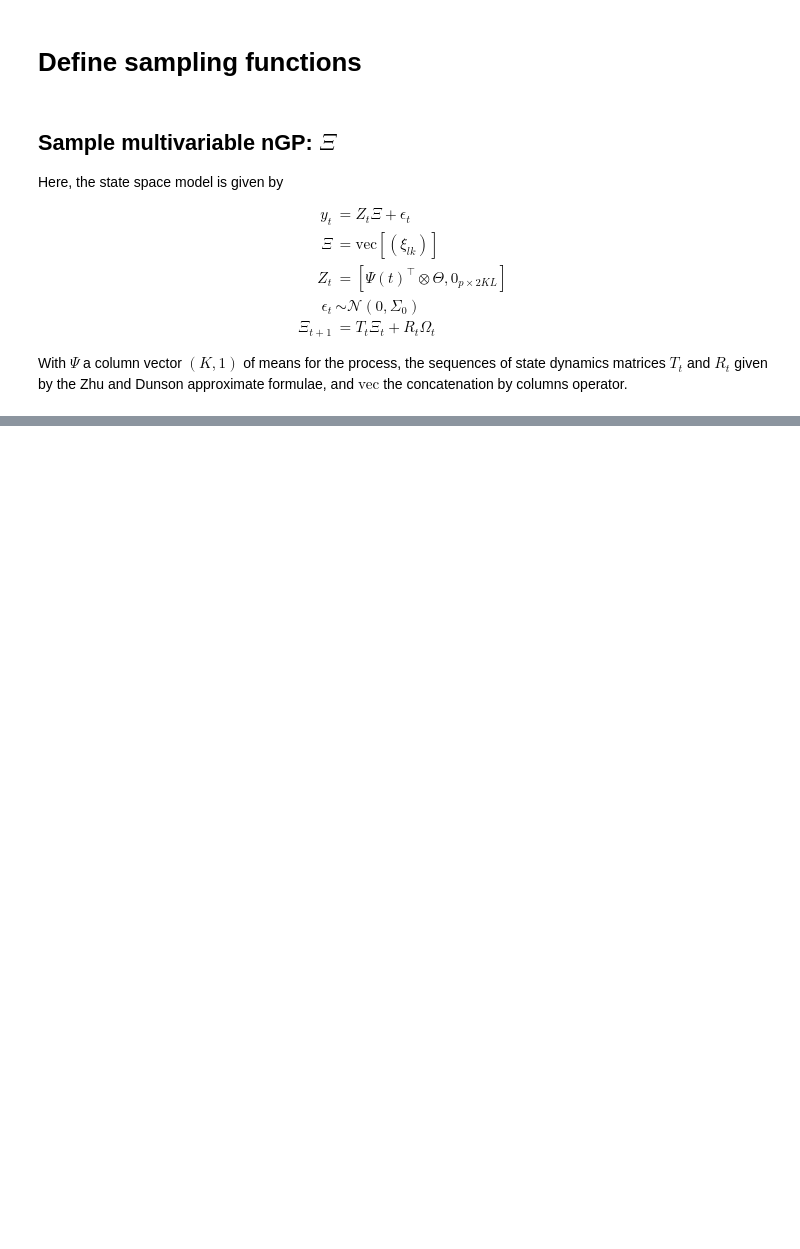
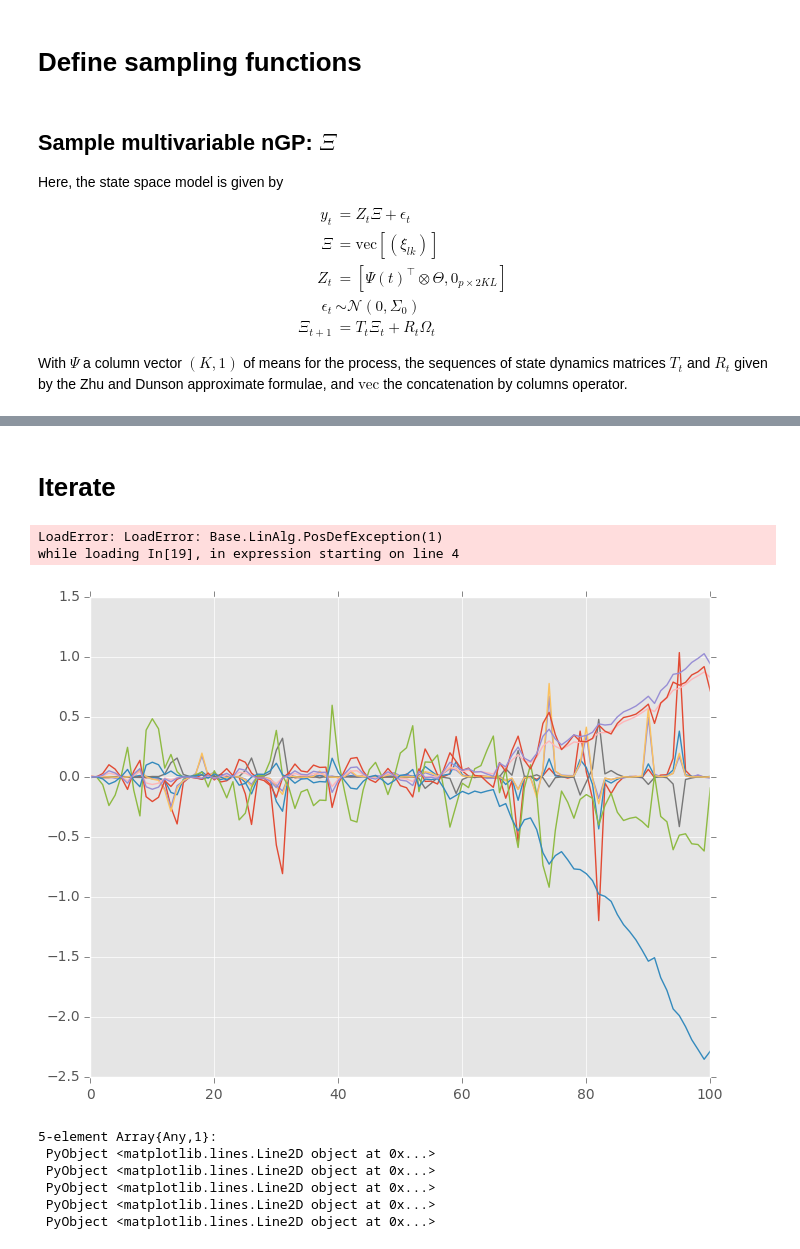
Before and after one commit to jmxpearson/laf, a Jupyter notebook: julia_labcr_integration_test.ipynb, the cells around one changed output, grey strips where cells are left out. Saved outputs shown, nothing was run; the diff lists cells and outputs as text; code cells hidden in the pictures; blank space fills up the shorter version.

Commit message:
basic code functioning, but inference incorrect
- scaling problems: \xi -> \infty while \Theta -> 0

```diff
--- a/julia_labcr_integration_test.ipynb
+++ b/julia_labcr_integration_test.ipynb
@@ -73,8 +89,18 @@ With $\Psi$ a column vector $(K, 1)$ of means for the process, the sequences of
 # %%
-# now these are needed for the state space model
-H = Σ0
-Z = zeros(Float64, Np, Nm, Nt)
+function sample_Ξ(Σ0, Θ, η, σξ, σA)
+    # now these are needed for the state space model
+    H = Σ0
+    Z = zeros(Float64, Np, Nm, Nt)
 
-for t in 1:Nt
-    Z[:, 1:Nst, t] = kron(Ψ[:, :, t]', Θ)
+    for t in 1:Nt
+        Z[:, 1:Nst, t] = kron(η[:, :, t]', Θ)
+    end
+
+    samp = NGPtools.sample(y, 1, Z, H, δ, σξ, σA, σμ, σα; approx=true)[:, :, 1]
+
+    ξ = samp[1:3:end, :]
+    Dξ = samp[2:3:end, :]
+    A = samp[3:3:end, :]
+
+    return ξ, Dξ, A
 end
@@ -107,0 +316,44 @@ plot(samp[1:Np, :, 1]')
+# %% [markdown]
+# Iterate
+# %%
+Niter = 500
+global ξ, Dξ, A
+
+for it in 1:Niter
+    ξ, Dξ, A = sample_Ξ(Σ0, Θ, η, σξ, σA)
+    σξ = sample_σξ(Dξ, A)
+    σA = sample_σA(A)
+
+    Σ0 = sample_Σ0(η, Θ, ξ)
+
+    Ψ, DΨ, B = sample_Ψ(Σ0, Θ, ξ, σψ, σB)
+
+    σψ = sample_σψ(DΨ, B)
+    σB = sample_σB(B)
+
+    η = sample_η(Ψ, Θ, ξ, Σ0)
+
+    Θ = sample_Θ(ξ, Σ0, ϕ, τ)
+    ϕ = sample_ϕ(τ, Θ)
+    τ, ϑ = sample_τ(ϕ, Θ, ϑ)
+end
+# %% [output]
+LoadError: LoadError: Base.LinAlg.PosDefException(1)
+while loading In[19], in expression starting on line 4
+# %%
+yhat = similar(y)
+
+for t in 1:Nt
+    yhat[:, t] = kron(η[:, :, t]', Θ) * ξ[:, t]
+end
+
+plot(y')
+plot(yhat')
+# %% [output]
+[figure, added]
+5-element Array{Any,1}:
+ PyObject <matplotlib.lines.Line2D object at 0x...>
+ PyObject <matplotlib.lines.Line2D object at 0x...>
+ PyObject <matplotlib.lines.Line2D object at 0x...>
+ PyObject <matplotlib.lines.Line2D object at 0x...>
+ PyObject <matplotlib.lines.Line2D object at 0x...>
```
Also changed, not shown: parts of 30 cells of this notebook.
